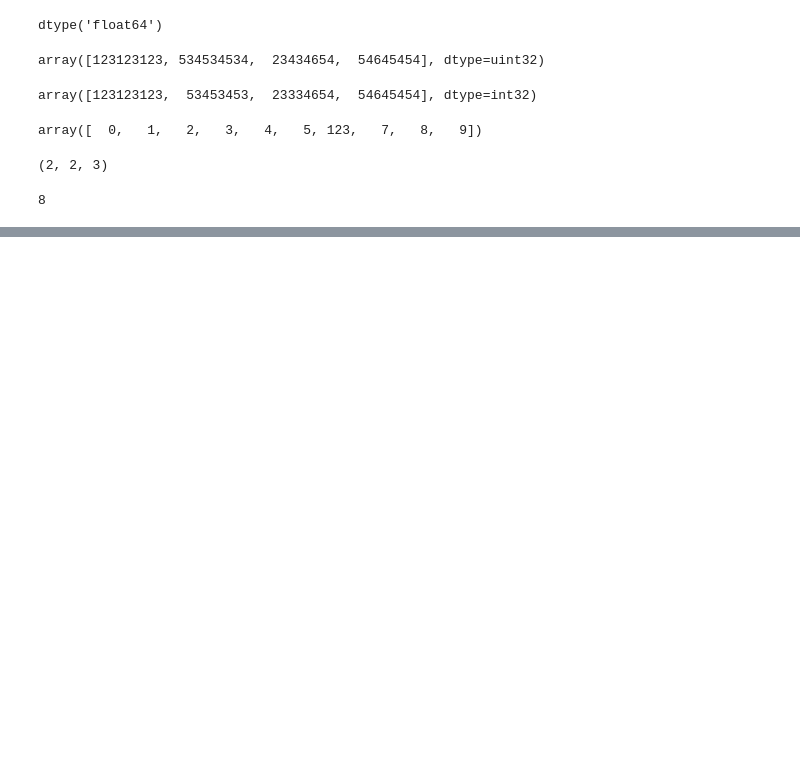
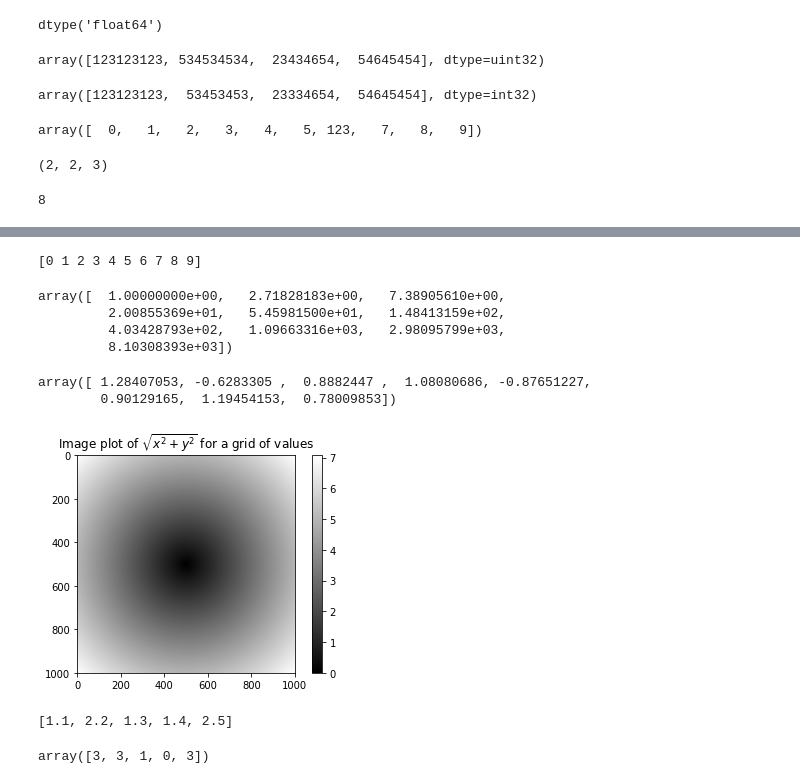
Before and after one commit to jackyu86/learnSpace, a Jupyter notebook: python/other2/python_data_analysis/mytest/numpyDemo.ipynb, the cells around one changed output, grey strips where cells are left out. Drawn from its saved outputs; the diff is of its cells as text; code cells hidden in the pictures; blank space fills up the shorter version.

Commit message:
numpy demo

```diff
--- a/python/other2/python_data_analysis/mytest/numpyDemo.ipynb
+++ b/python/other2/python_data_analysis/mytest/numpyDemo.ipynb
@@ -80,0 +162,76 @@ arr2d[2,1]
+# %%
+#general function
+arr5=np.arange(10)
+print(arr5)
+#np.sqrt(arr5)
+np.exp(arr5)
+# %% [output]
+[0 1 2 3 4 5 6 7 8 9]
+array([  1.00000000e+00,   2.71828183e+00,   7.38905610e+00,
+         2.00855369e+01,   5.45981500e+01,   1.48413159e+02,
+         4.03428793e+02,   1.09663316e+03,   2.98095799e+03,
+         8.10308393e+03])
+# %%
+x = np.random.randn(8)
+y = np.random.randn(8)
+#x
+#y
+np.maximum(x, y)
+# %% [output]
+array([ 1.28407053, -0.6283305 ,  0.8882447 ,  1.08080686, -0.87651227,
+        0.90129165,  1.19454153,  0.78009853])
+# %%
+from matplotlib.pyplot import imshow, title
+import matplotlib.pyplot as plt
+#数组
+arr6=np.arange(-5,5,0.01)
+xs,ys=np.meshgrid(arr6,arr6)
+z=np.sqrt(xs**2+ys**2)
+z
+plt.imshow(z, cmap=plt.cm.gray); plt.colorbar()
+plt.title("Image plot of $\sqrt{x^2 + y^2}$ for a grid of values")
+plt.draw()
+# %% [output]
+[figure, added]
+# %%
+#数组条件运算
+xarr=np.array([1.1,1.2,1.3,1.4,1.5]).astype('float32')
+yarr=np.array([2.1,2.2,2.3,2.4,2.5]).astype('float32')
+cond=np.array([True,False,True,True,False])
+#返回如果cond为true的对应位置x或为false的对应位置y
+#python实现
+print([(x if c else y) for x,y,c in zip(xarr,yarr,cond) ])
+
+#numpy实现  长度需一致
+result1=np.where(cond,xarr,yarr)
+result1
+
+#根据数组数值判更改数组数值
+arr7=np.random.randn(4,4)
+#不会更改源数组
+a=np.where(arr7>0,2,-2)
+#只将正值设置为2
+a=np.where(arr7>0,2,arr7)
+#a
+#复合where条件
+#1 python实现
+cond1=np.array([False,False,True,True,False])
+cond2=np.array([True,False,False,True,False])
+
+result=[]
+for a,b in zip(cond1,cond2):
+    if(a&b):
+        result.append(0)
+    elif(a):
+        result.append(1)
+    elif(b):
+        result.append(2)
+    else:
+        result.append(3)
+#result
+#2 numpy实现
+aaaaa=np.where(cond1&cond2,0,np.where(cond1,1,np.where(cond2,2,3)))
+aaaaa
+# %% [output]
+[1.1, 2.2, 1.3, 1.4, 2.5]
+array([3, 3, 1, 0, 3])
```
Also changed, not shown: parts of 9 cells of this notebook, 1 other file.
